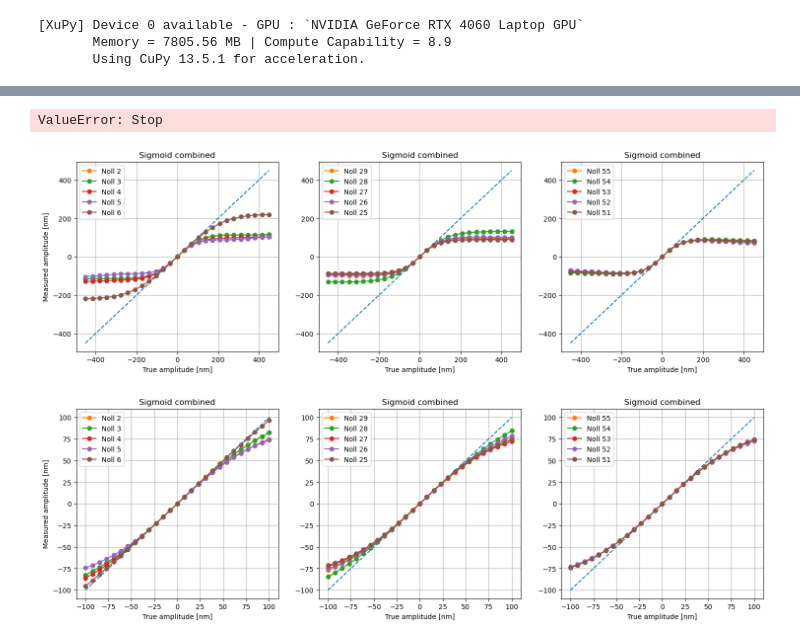
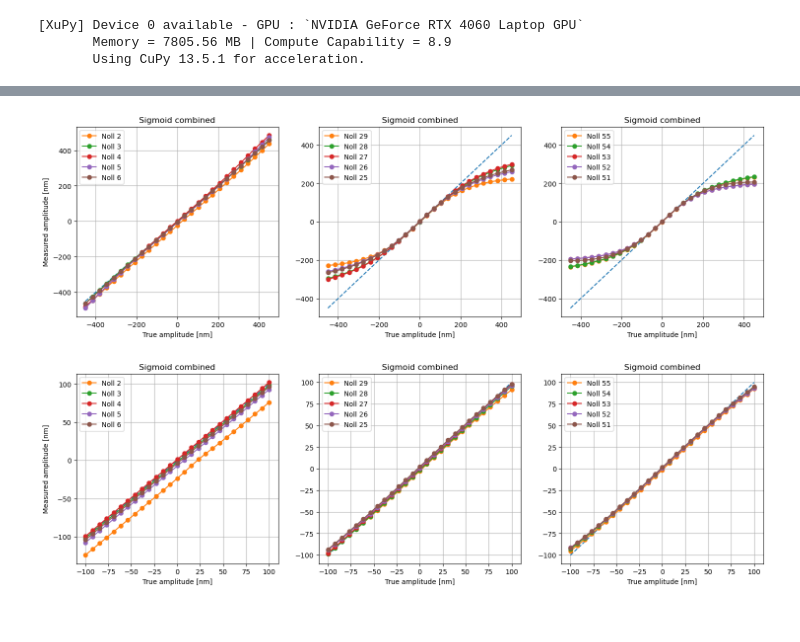
Before and after one commit to ArcetriAdaptiveOptics/ekarus, a Jupyter notebook: ekarus/notebooks/sensorFusion.ipynb, the cells around one changed output, grey strips where cells are left out. Cells and saved outputs as stored; diff of their text form; code cells hidden in the pictures.

```diff
--- a/ekarus/notebooks/sensorFusion.ipynb
+++ b/ekarus/notebooks/sensorFusion.ipynb
@@ -203,6 +214,9 @@ Modulating 0 [lambda/D] with 0 modulation steps
 N = 10
 nRecModes = int((N+1)*N/2)
 
-rRec, rIM = push_pull_calibrate(rWFS, mask, nRecModes, redLambdaOverD, method='slopes', amp=5e-9/redLambda*2*xp.pi)
-bRec, bIM = push_pull_calibrate(bWFS, mask, nRecModes, blueLambdaOverD, amp=5e-9/blueLambda*2*xp.pi)
-b2Rec, bIM = push_pull_calibrate(b2WFS, mask, nRecModes, blueLambdaOverD, amp=5e-9/blueLambda*2*xp.pi)
+rRec_ri, rIM_ri = push_pull_calibrate(rWFS, mask, nRecModes, redLambda, D, method='raw_intensity')
+rRec, rIM = push_pull_calibrate(rWFS, mask, nRecModes, redLambda, D, method='slopes')
+
+brRec, brIM = push_pull_calibrate(brWFS, mask, nRecModes, blueLambda, D, method='slopes')
+bRec, bIM = push_pull_calibrate(bWFS, mask, nRecModes, blueLambda, D)
+b2Rec, bIM = push_pull_calibrate(b2WFS, mask, nRecModes, blueLambda, D)
@@ -255,11 +232,0 @@ Fried parameter is: 25.0 [cm] (seeing = 0.40")
-# %%
-in_ef = xp.asarray(mask.asTransmissionValue()) * xp.exp(1j*reshape_on_mask(phase,mask.mask())*(2*xp.pi)/blueLambda)
-slope = bWFS.compute_slopes(in_ef, blueLambdaOverD, nPhotons=1e+6)
-slope_null = bWFS.compute_slopes(xp.asarray(mask.asTransmissionValue()), blueLambdaOverD, nPhotons=1e+6)
-rec_modes = bRec @ (slope-slope_null)
-rec_modes *= blueLambda/(2*xp.pi)
-rec_phase = xp.zeros(mask.mask().shape)
-for j in range(len(rec_modes)):
-    rec_phase += xp.angle(create_field_from_zernike_coefficients(mask, int(j+2), float(rec_modes[j])))
-
-print(rec_modes)
@@ -293,16 +233,9 @@ Error:
-# %%
-raise ValueError('Stop')
-# %% [output]
-ValueError: Stop
 # %%
 def combine_RB(redModes, blueModes, thr=40e-9):
     blueWeight = 0.0
     if xp.max(redModes[:2]) < thr:
         x = (xp.std(redModes))*1e+9
         blueWeight = 1.0 - 1.0/(1.0+xp.exp(-x))
-
-    # if blueWeight > 0.5:
-    #     print(blueWeight)
     redWeight = 1.0 - blueWeight
     modes = redModes*redWeight + blueModes*blueWeight
     return modes
@@ -344,7 +277,7 @@ def test_linearity_combinedRB(redSC, blueSC, redRec, blueRec, nRecModes:int, Nmo
             rzern = create_field_from_zernike_coefficients(mask, zid, float(amp_vec[k])/redRad2M)
             redSlopes = redSC.compute_slopes(rzern, redLambdaOverD, nPhotons=None)
             redModes = redRec @ redSlopes
-            modes = combine_RB(redModes*redRad2M, blueModes*blueRad2M,thr=thr)
+            modes = combine_RB(redModes, blueModes,thr=thr)
             meas_amp[k] = modes[zid-2]
 
             mid_bzern = create_field_from_zernike_coefficients(mask, mid_zid, float(mid_amp_vec[k])/blueRad2M)
@@ -353,7 +286,7 @@ def test_linearity_combinedRB(redSC, blueSC, redRec, blueRec, nRecModes:int, Nmo
             mid_rzern = create_field_from_zernike_coefficients(mask, mid_zid, float(mid_amp_vec[k])/redRad2M)
             redSlopes = redSC.compute_slopes(mid_rzern, redLambdaOverD, nPhotons=None)
             redModes = redRec @ redSlopes
-            modes = combine_RB(redModes*redRad2M, blueModes*blueRad2M,thr=thr)
+            modes = combine_RB(redModes, blueModes,thr=thr)
             mid_meas_amp[k] = modes[mid_zid-2]
 
             rev_bzern = create_field_from_zernike_coefficients(mask, rev_zid, float(low_amp_vec[k])/blueRad2M)
@@ -362,7 +295,7 @@ def test_linearity_combinedRB(redSC, blueSC, redRec, blueRec, nRecModes:int, Nmo
             rev_rzern = create_field_from_zernike_coefficients(mask, rev_zid, float(low_amp_vec[k])/redRad2M)
             redSlopes = redSC.compute_slopes(rev_rzern, redLambdaOverD, nPhotons=None)
             redModes = redRec @ redSlopes
-            modes = combine_RB(redModes*redRad2M, blueModes*blueRad2M,thr=thr)
+            modes = combine_RB(redModes, blueModes,thr=thr)
             rev_meas_amp[k] = modes[rev_zid-2]
 
         plt.subplot(1,3,1)
@@ -387,9 +320,9 @@ def test_linearity_combinedRB(redSC, blueSC, redRec, blueRec, nRecModes:int, Nmo
         plt.title(title_str)
         plt.grid(True)
 # %%
-test_linearity_combinedRB(redSC=rWFS, blueSC=bWFS, redRec=rRec, blueRec=bRec, nRecModes=nRecModes, Nmodes=5, amp=450e-9, title_str='Sigmoid combined')
-test_linearity_combinedRB(redSC=rWFS, blueSC=bWFS, redRec=rRec, blueRec=bRec, nRecModes=nRecModes, Nmodes=5, amp=100e-9, title_str='Sigmoid combined')
+test_linearity_combinedRB(redSC=rWFS, blueSC=b2WFS, redRec=rRec, blueRec=b2Rec, nRecModes=nRecModes, Nmodes=5, amp=450e-9, title_str='Sigmoid combined')
+test_linearity_combinedRB(redSC=rWFS, blueSC=b2WFS, redRec=rRec, blueRec=b2Rec, nRecModes=nRecModes, Nmodes=5, amp=100e-9, title_str='Sigmoid combined')
 # %% [output]
-[figure, old version]
+[figure, new version]
-[figure, old version]
+[figure, new version]
 # %%
```
Also changed, not shown: parts of 20 cells of this notebook, 5 other files.
